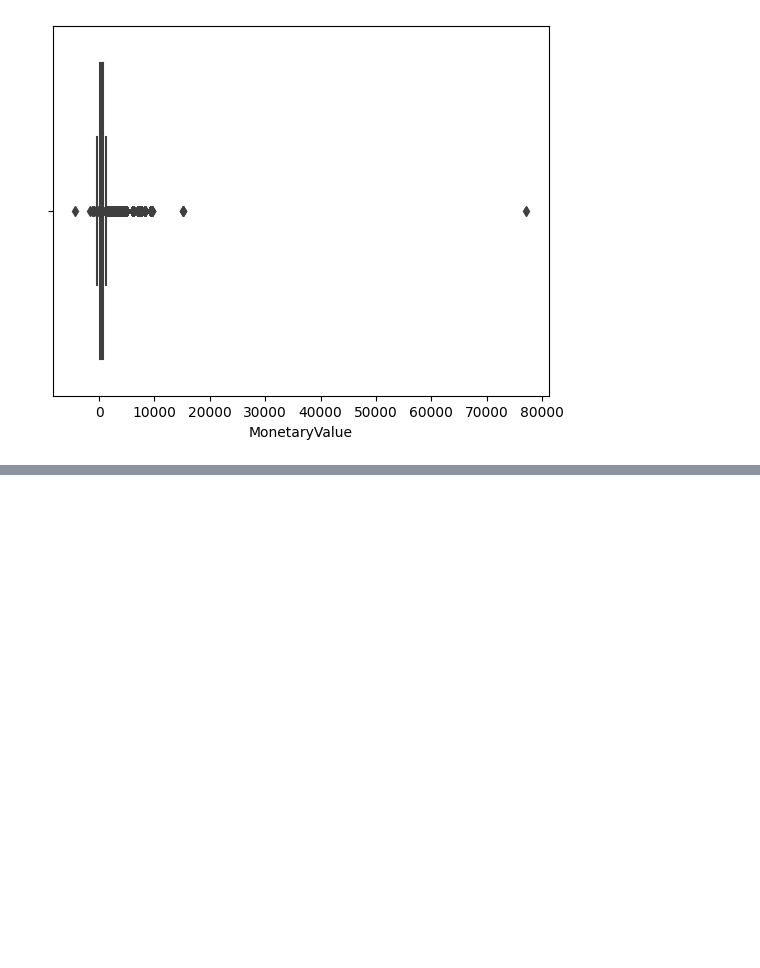
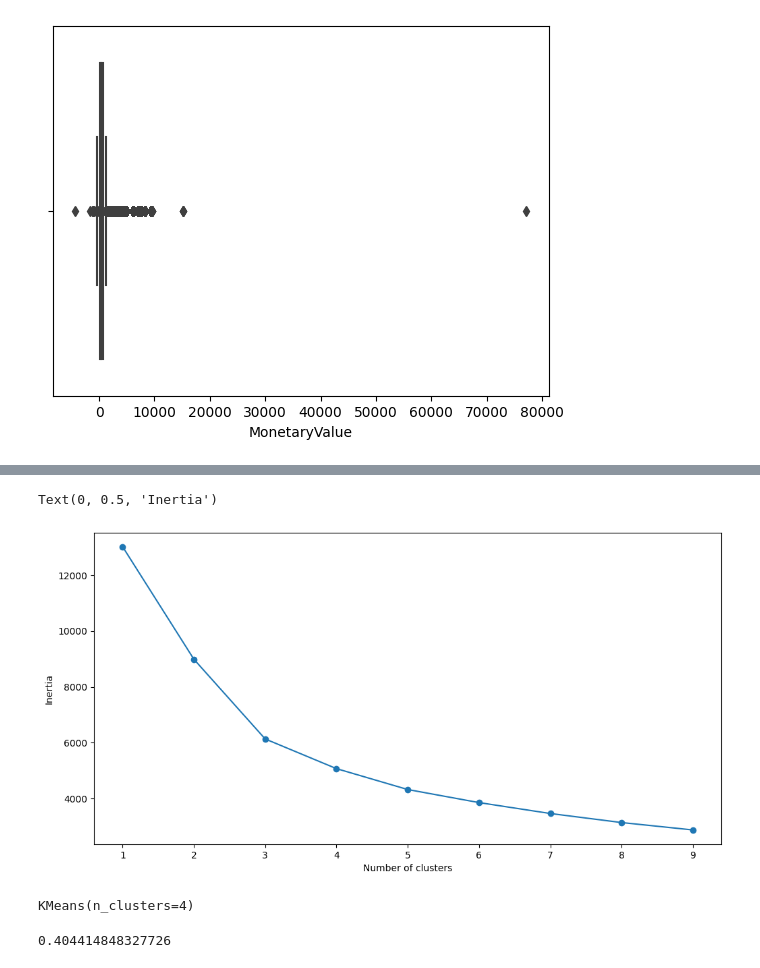
Before and after one commit to SaiMounicaGudimella/CustomerSegmentation, a Jupyter notebook: customer-segmentation.ipynb, the cells around one changed output, grey strips where cells are left out. Drawn from its saved outputs; the diff is of its cells as text; code cells hidden in the pictures; blank space fills up the shorter version.

```diff
--- a/customer-segmentation.ipynb
+++ b/customer-segmentation.ipynb
@@ -152,0 +192,29 @@ customer_rfm = customer_rfm[filtered_entries]
+# %%
+from sklearn.datasets import make_blobs
+from sklearn.cluster import KMeans
+from sklearn.metrics import silhouette_score
+from sklearn.decomposition import PCA
+from mpl_toolkits.mplot3d import Axes3D
+SSE = []
+for cluster in range(1,10):
+    kmeans = KMeans(n_clusters = cluster, init='k-means++')
+    kmeans.fit(scaled_features)
+    SSE.append(kmeans.inertia_)
+# converting the results into a dataframe and plotting them
+frame = pd.DataFrame({'Cluster':range(1,10), 'SSE':SSE})
+plt.figure(figsize=(12,6))
+plt.plot(frame['Cluster'], frame['SSE'], marker='o')
+plt.xlabel('Number of clusters')
+plt.ylabel('Inertia')
+# %% [output]
+Text(0, 0.5, 'Inertia')
+[figure, added]
+# %%
+kmeans = KMeans( n_clusters = 4, init='k-means++')
+kmeans.fit(scaled_features)
+# %% [output]
+KMeans(n_clusters=4)
+# %%
+print(silhouette_score(scaled_features, kmeans.labels_, metric='euclidean'))
+# %% [output]
+0.404414848327726
```
Also changed, not shown: parts of 6 cells of this notebook.
